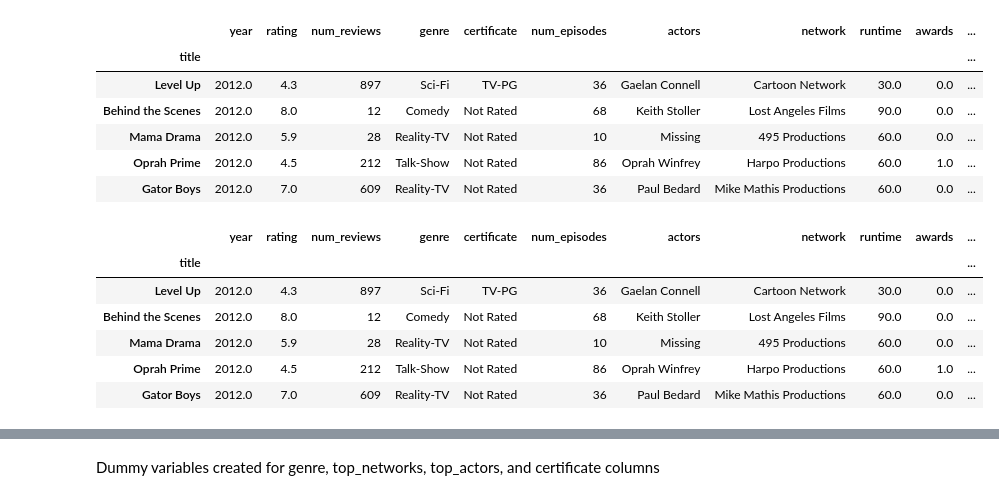
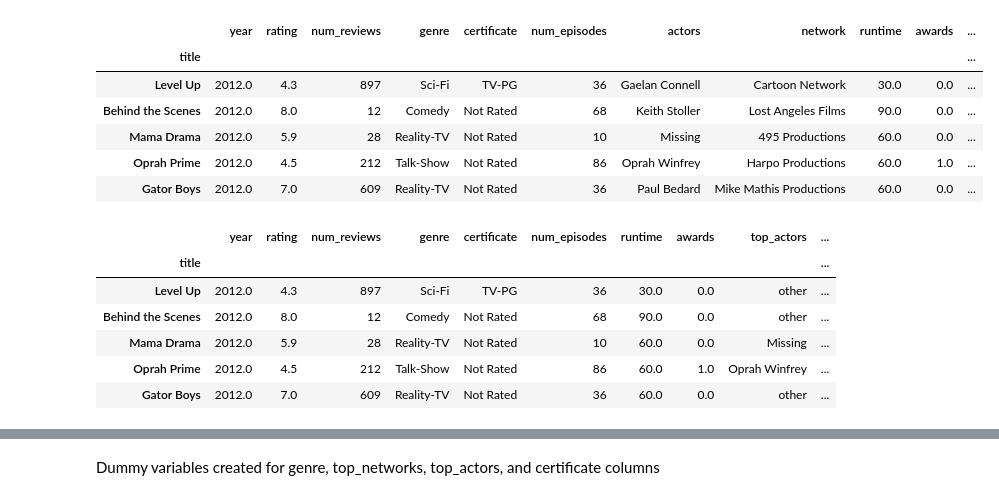
Before and after one commit to sandyweng/Regression-Project, a Jupyter notebook: Modeling.ipynb, the cells around one changed output, grey strips where cells are left out. Drawn from its saved outputs; the diff is of its cells as text; code cells hidden in the pictures.

```diff
--- a/Modeling.ipynb
+++ b/Modeling.ipynb
@@ -198,11 +197,13 @@ df2 = df.copy(deep=True)
+# %%
+df.drop(columns=['actors', 'network'], inplace=True)
 # %%
-df2.head()
+df.head()
 # %% [output]
-|  | year | rating | num_reviews | genre | certificate | num_episodes | actors | network | runtime | awards | ... |
-| title |  |  |  |  |  |  |  |  |  |  | ... |
-| Level Up | 2012.0 | 4.3 | 897 | Sci-Fi | TV-PG | 36 | Gaelan Connell | Cartoon Network | 30.0 | 0.0 | ... |
-| Behind the Scenes | 2012.0 | 8.0 | 12 | Comedy | Not Rated | 68 | Keith Stoller | Lost Angeles Films | 90.0 | 0.0 | ... |
-| Mama Drama | 2012.0 | 5.9 | 28 | Reality-TV | Not Rated | 10 | Missing | 495 Productions | 60.0 | 0.0 | ... |
-| Oprah Prime | 2012.0 | 4.5 | 212 | Talk-Show | Not Rated | 86 | Oprah Winfrey | Harpo Productions | 60.0 | 1.0 | ... |
-| Gator Boys | 2012.0 | 7.0 | 609 | Reality-TV | Not Rated | 36 | Paul Bedard | Mike Mathis Productions | 60.0 | 0.0 | ... |
+|  | year | rating | num_reviews | genre | certificate | num_episodes | runtime | awards | top_actors | ... |
+| title |  |  |  |  |  |  |  |  |  | ... |
+| Level Up | 2012.0 | 4.3 | 897 | Sci-Fi | TV-PG | 36 | 30.0 | 0.0 | other | ... |
+| Behind the Scenes | 2012.0 | 8.0 | 12 | Comedy | Not Rated | 68 | 90.0 | 0.0 | other | ... |
+| Mama Drama | 2012.0 | 5.9 | 28 | Reality-TV | Not Rated | 10 | 60.0 | 0.0 | Missing | ... |
+| Oprah Prime | 2012.0 | 4.5 | 212 | Talk-Show | Not Rated | 86 | 60.0 | 1.0 | Oprah Winfrey | ... |
+| Gator Boys | 2012.0 | 7.0 | 609 | Reality-TV | Not Rated | 36 | 60.0 | 0.0 | other | ... |
 # %%
```
Also changed, not shown: parts of 52 cells of this notebook.
